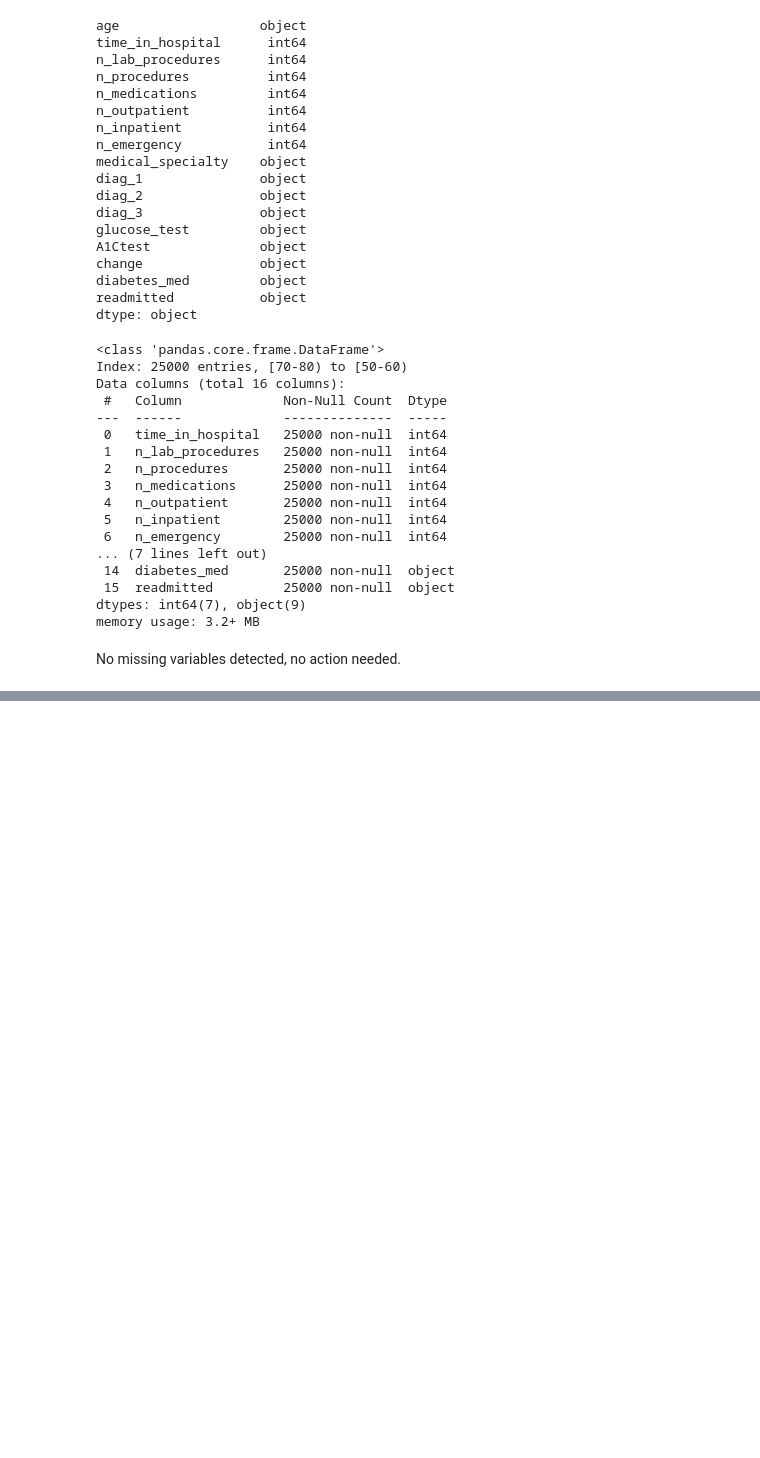
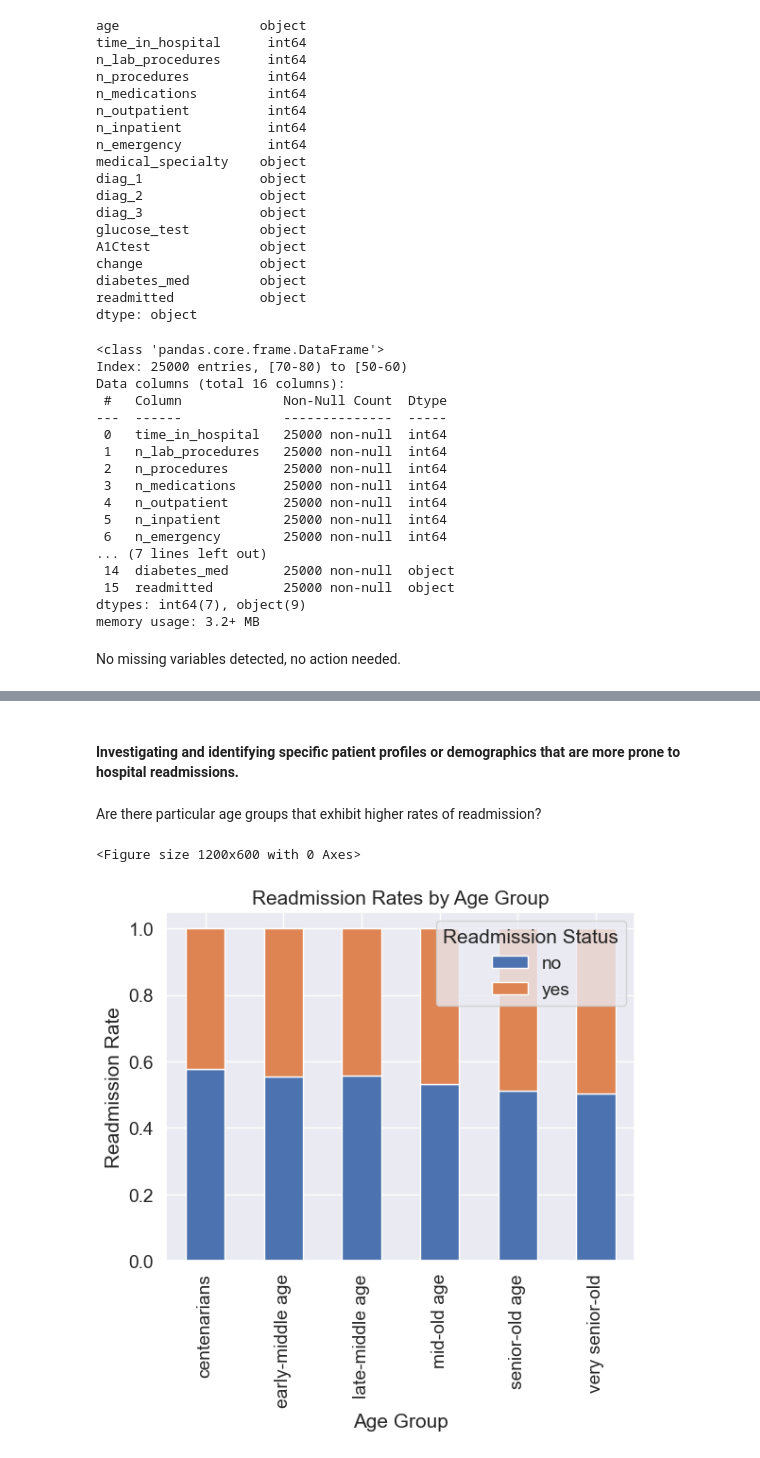
Before and after one commit to el-tortugo/hospital-readmissions-project, a Jupyter notebook: hrea-exploration.ipynb, the cells around one changed output, grey strips where cells are left out. Cells and saved outputs as stored; diff of their text form; code cells hidden in the pictures; blank space fills up the shorter version.

Commit message:
Complete EDA + analysis of age demo & readmission

```diff
--- a/hrea-exploration.ipynb
+++ b/hrea-exploration.ipynb
@@ -164,0 +304,20 @@ df.drop_duplicates(inplace=True)
+# %% [markdown]
+#### Investigating and identifying specific patient profiles or demographics that are more prone to hospital readmissions.
+# %% [markdown]
+Are there particular age groups that exhibit higher rates of readmission?
+# %%
+# Calculate readmission rates by age group
+readmission_rates = df.groupby(['cate_age', 'readmitted']).size() / df.groupby('cate_age').size()
+readmission_rates = readmission_rates.unstack()
+
+# Create a bar plot for readmission rates
+plt.figure(figsize=(12, 6))
+readmission_rates.plot(kind='bar', stacked=True)
+plt.title('Readmission Rates by Age Group')
+plt.xlabel('Age Group')
+plt.ylabel('Readmission Rate')
+plt.legend(title='Readmission Status', loc='upper right')
+plt.show()
+# %% [output]
+<Figure size 1200x600 with 0 Axes>
+[figure, added]
```
Also changed, not shown: parts of 36 cells of this notebook.
